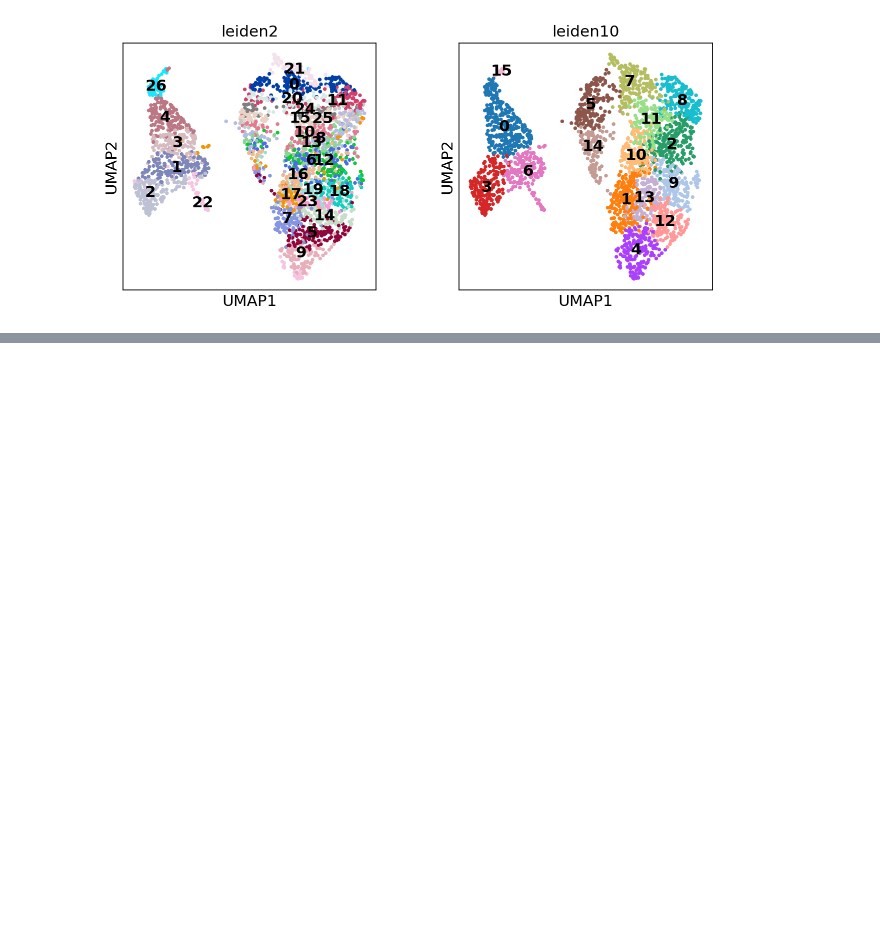
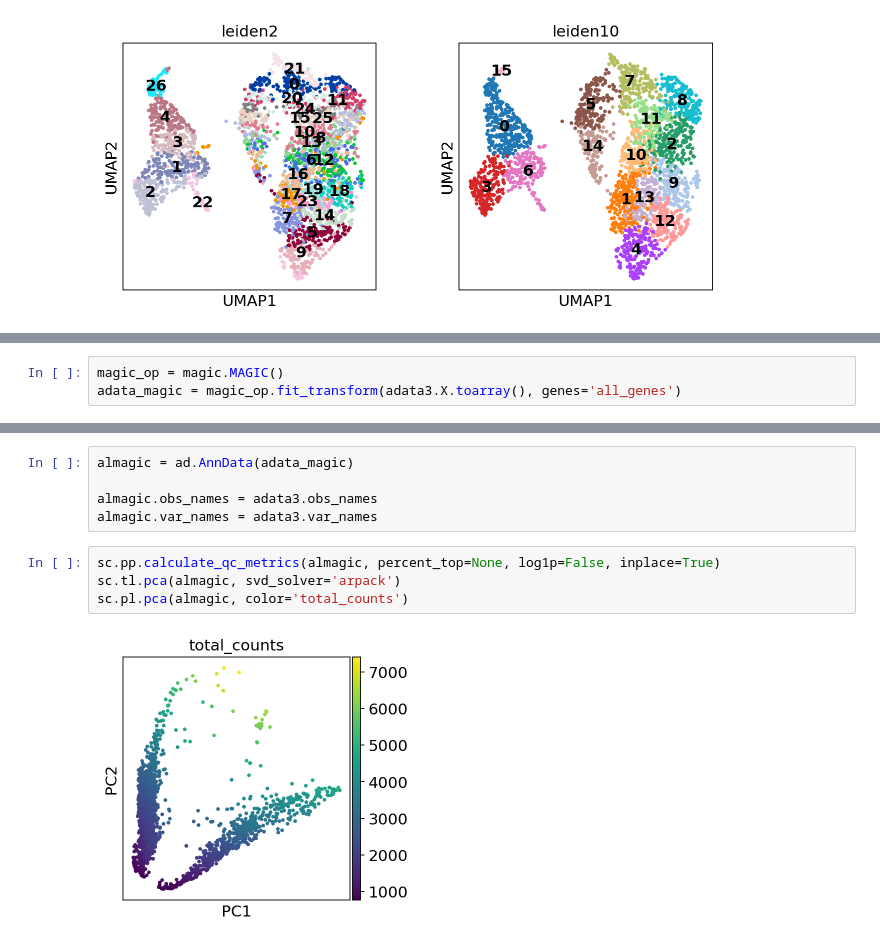
Before and after one commit to lucas-rdlr/rna-sequencing, a Jupyter notebook: notebooks/tutorial.ipynb, the cells around one changed output, grey strips where cells are left out. Saved outputs shown, nothing was run; the diff lists cells and outputs as text; blank space fills up the shorter version.

```diff
--- a/notebooks/tutorial.ipynb
+++ b/notebooks/tutorial.ipynb
@@ -229,0 +279,3 @@ sc.pl.umap(
+# %%
+magic_op = magic.MAGIC()
+adata_magic = magic_op.fit_transform(adata3.X.toarray(), genes='all_genes')
@@ -229,0 +297,11 @@ sc.pl.umap(
+# %%
+almagic = ad.AnnData(adata_magic)
+
+almagic.obs_names = adata3.obs_names
+almagic.var_names = adata3.var_names
+# %%
+sc.pp.calculate_qc_metrics(almagic, percent_top=None, log1p=False, inplace=True)
+sc.tl.pca(almagic, svd_solver='arpack')
+sc.pl.pca(almagic, color='total_counts')
+# %% [output]
+[figure, added]
```
Also changed, not shown: parts of 19 cells of this notebook, 2 other files.
